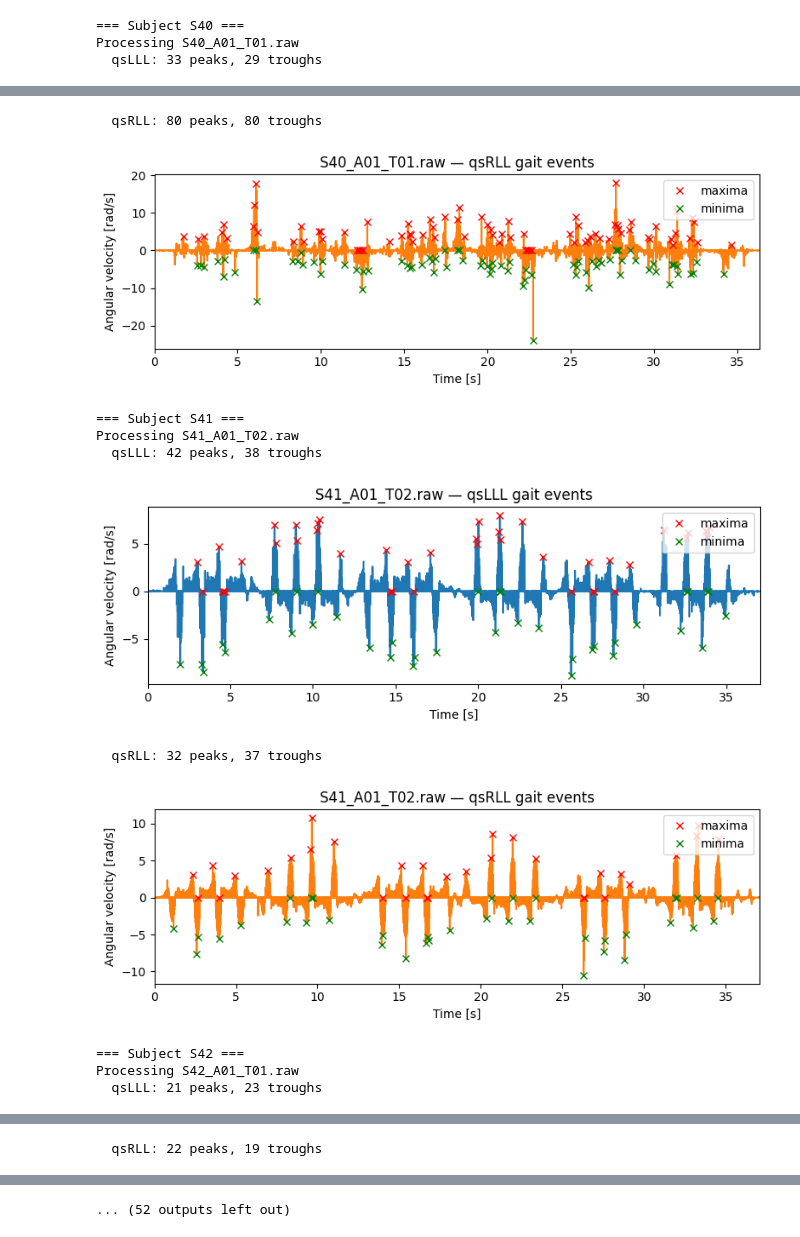
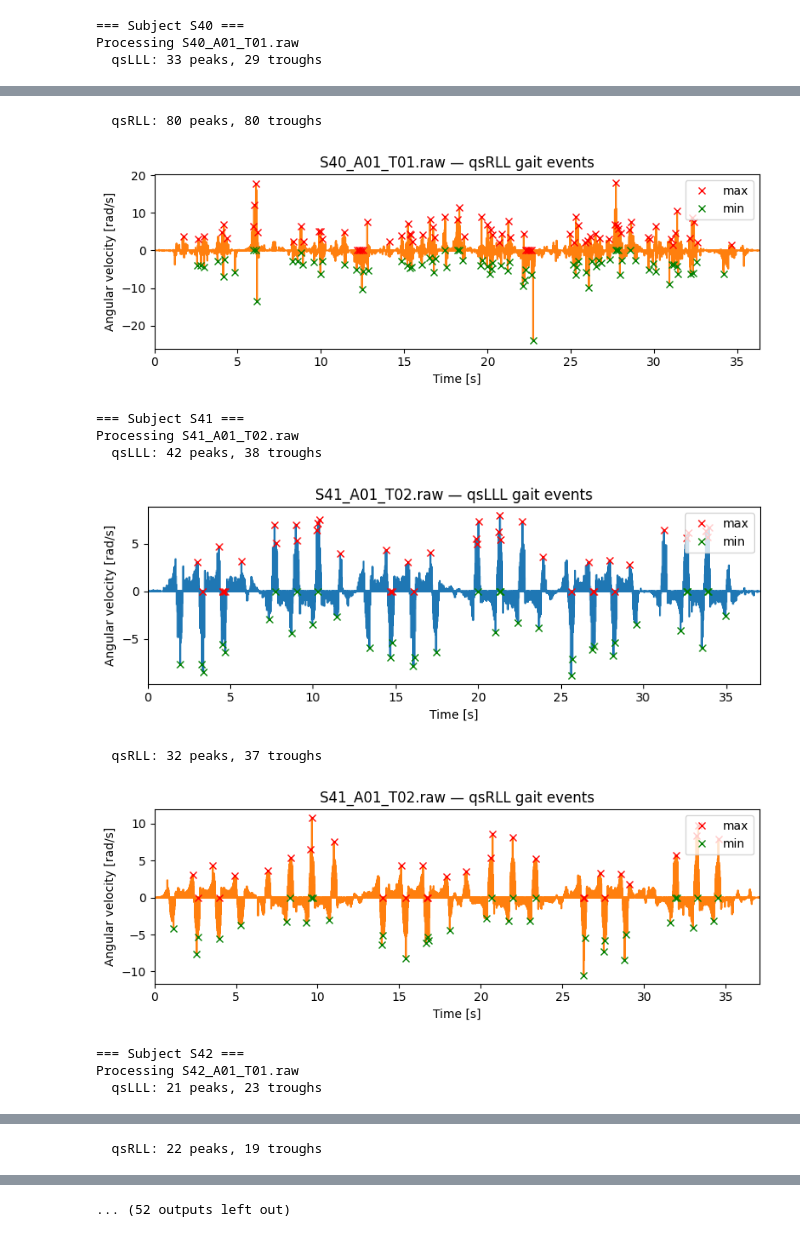
Before and after one commit to medpar/TFG, a Jupyter notebook: gaitseg/test.ipynb, the cells around one changed output, grey strips where cells are left out. Saved outputs shown, nothing was run; the diff lists cells and outputs as text; code cells hidden in the pictures.

```diff
--- a/gaitseg/test.ipynb
+++ b/gaitseg/test.ipynb
@@ -95,9 +95,9 @@ def process_file(file_path):
         plt.figure(figsize=(8,3))
         plt.plot(t_omega, omega_comp, color=colors[sensor])
         plt.plot(t_omega[peaks],   omega_comp[peaks],
-                 'xr', label='maxima')
+                 'xr', label='max')
         plt.plot(t_omega[troughs], omega_comp[troughs],
-                 'xg', label='minima')
+                 'xg', label='min')
         plt.xlim(0, t_omega[-1])
         plt.xlabel('Time [s]')
         plt.ylabel('Angular velocity [rad/s]')
@@ -124,11 +124,11 @@ Processing S40_A01_T01.raw
   qsRLL: 80 peaks, 80 troughs
-[figure, old version]
+[figure, new version]
 === Subject S41 ===
 Processing S41_A01_T02.raw
   qsLLL: 42 peaks, 38 troughs
-[figure, old version]
+[figure, new version]
   qsRLL: 32 peaks, 37 troughs
-[figure, old version]
+[figure, new version]
 === Subject S42 ===
 Processing S42_A01_T01.raw
   qsLLL: 21 peaks, 23 troughs
```
Also changed, not shown: parts of 1 cell of this notebook.
